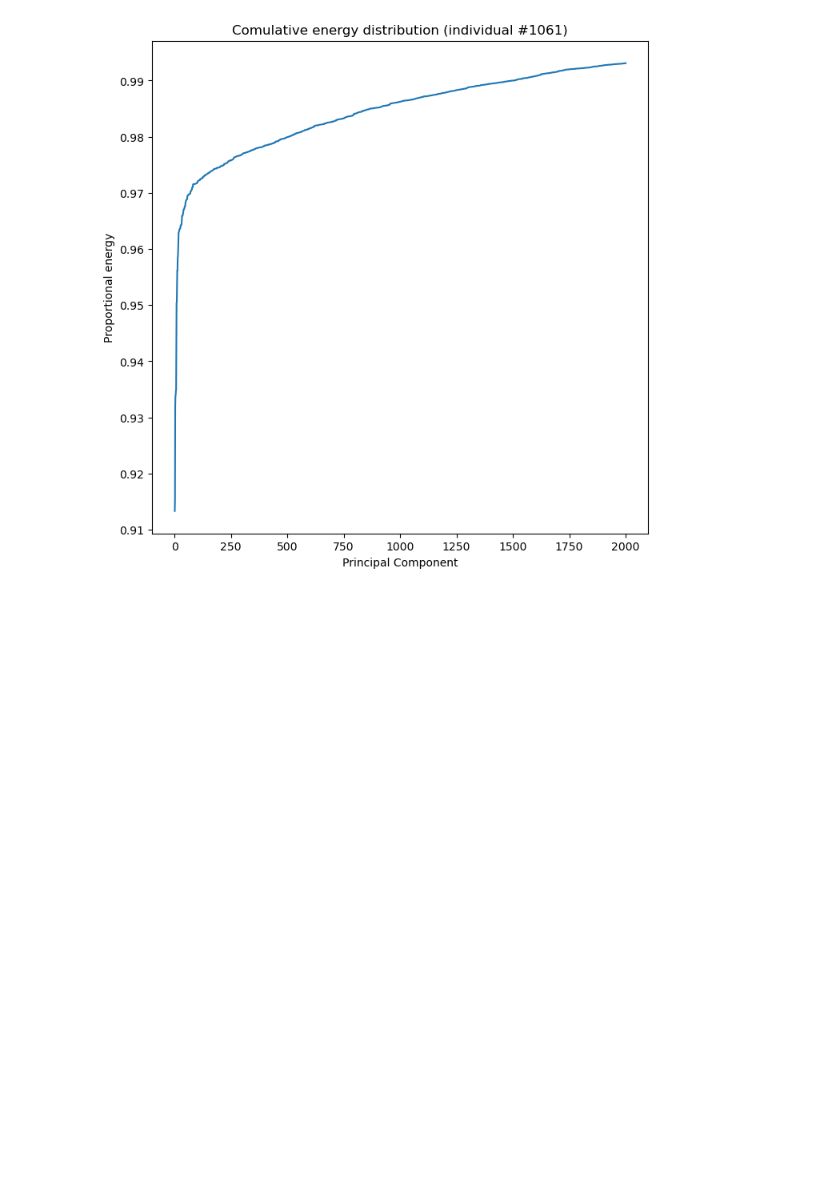
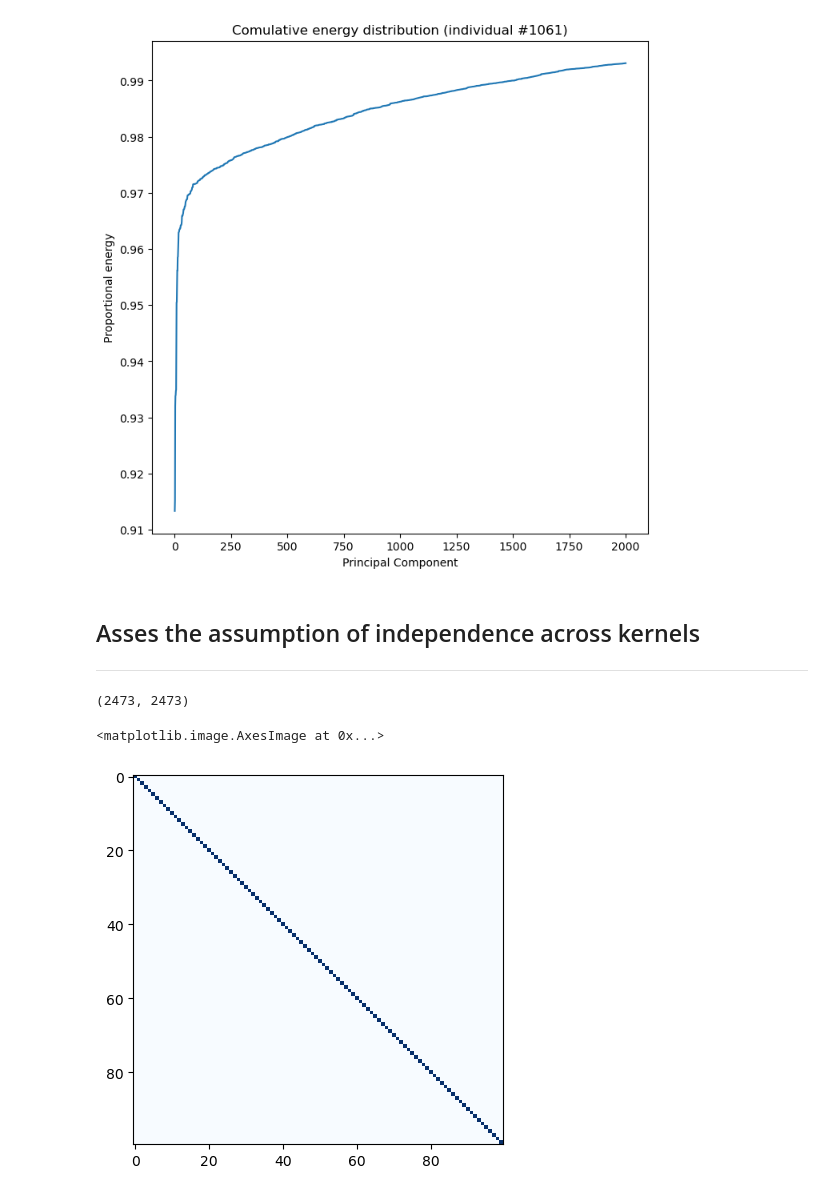
Before and after one commit to sina-mansour/normative_brain_charts, a Jupyter notebook: code/notebooks/04_normative_kernels/04_01_PCA_kernels/04_01_01_pca_thickness_kernels.ipynb, the cells around one changed output. Cells and saved outputs as stored; diff of their text form; code cells hidden in the pictures; blank space fills up the shorter version.

Commit message:
added a test of independence assessment

```diff
--- a/code/notebooks/04_normative_kernels/04_01_PCA_kernels/04_01_01_pca_thickness_kernels.ipynb
+++ b/code/notebooks/04_normative_kernels/04_01_PCA_kernels/04_01_01_pca_thickness_kernels.ipynb
@@ -1061,3 +1061,25 @@ axes.set_ylabel('Proportional energy')
 # %% [output]
 Text(0, 0.5, 'Proportional energy')
 [figure]
+# %% [markdown]
+## Asses the assumption of independence across kernels
+
+---
+# %%
+# thickness_pca_encoded = thickness_pca.transform(all_thickness_data[:1000])
+thickness_pca_encoded = thickness_pca.transform(all_thickness_data)
+thickness_pca_encoded.shape
+# equivalent to the following:
+# np.dot((all_thickness_data[:1000] - thickness_pca.mean_), thickness_pca.components_.T)
+# %% [output]
+(2473, 2473)
+# %%
+# compute covariance matrix (expected to be diagonal)
+# np.cov(thickness_pca_encoded).shape
+# np.cov(thickness_pca_encoded.T)
+# plt.imshow(np.cov(thickness_pca_encoded.T[:100]), cmap=plt.cm.Blues, vmin=0, vmax=10)
+plt.imshow(np.corrcoef(thickness_pca_encoded.T[:100]), cmap=plt.cm.Blues, vmin=0, vmax=1)
+# plt.imshow(np.corrcoef(thickness_pca_encoded[:1000].T[:100]), cmap=plt.cm.Blues, vmin=0, vmax=1)
+# %% [output]
+<matplotlib.image.AxesImage at 0x...>
+[figure, added]
```
Also changed, not shown: parts of 1 cell of this notebook.
